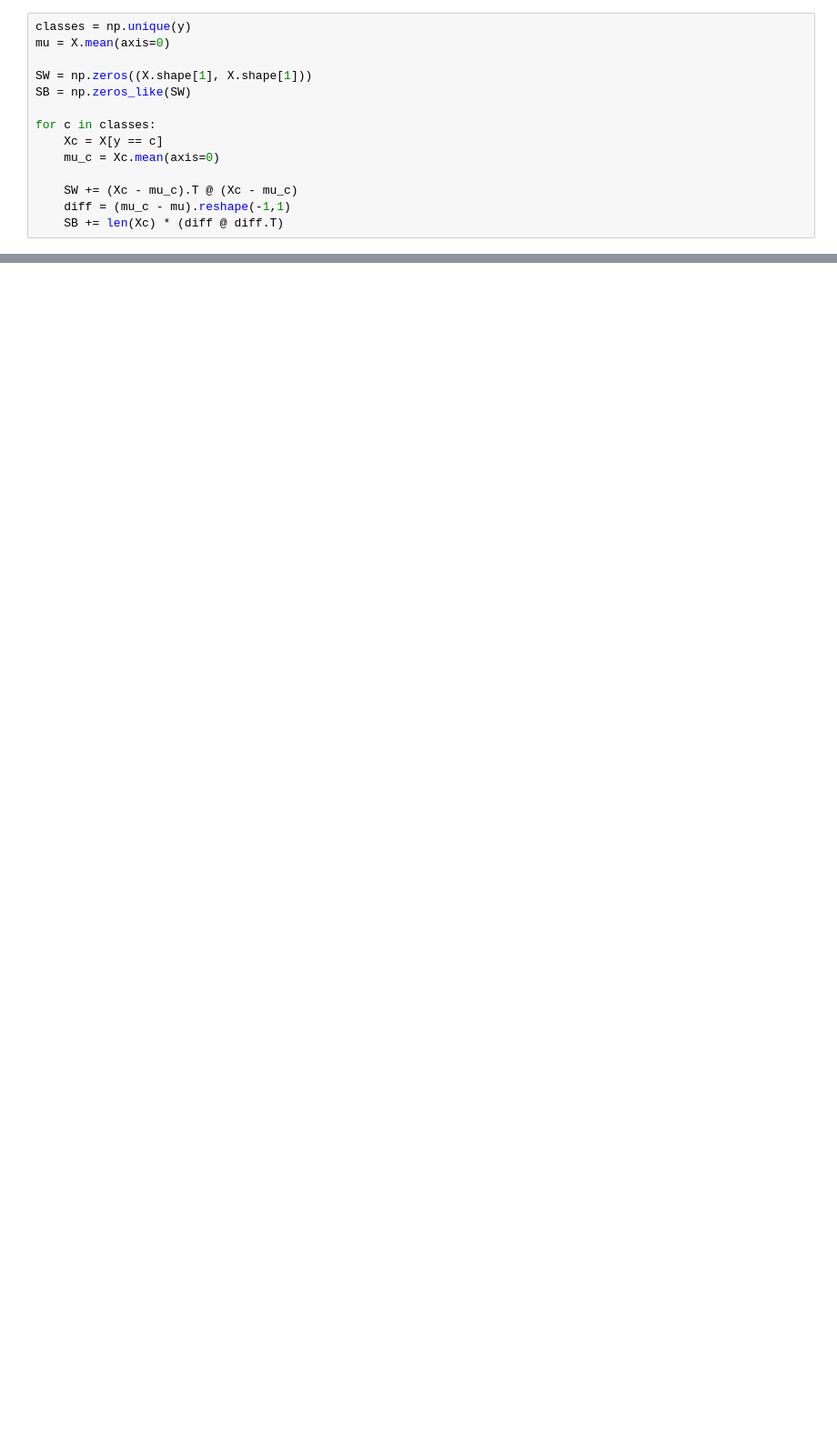
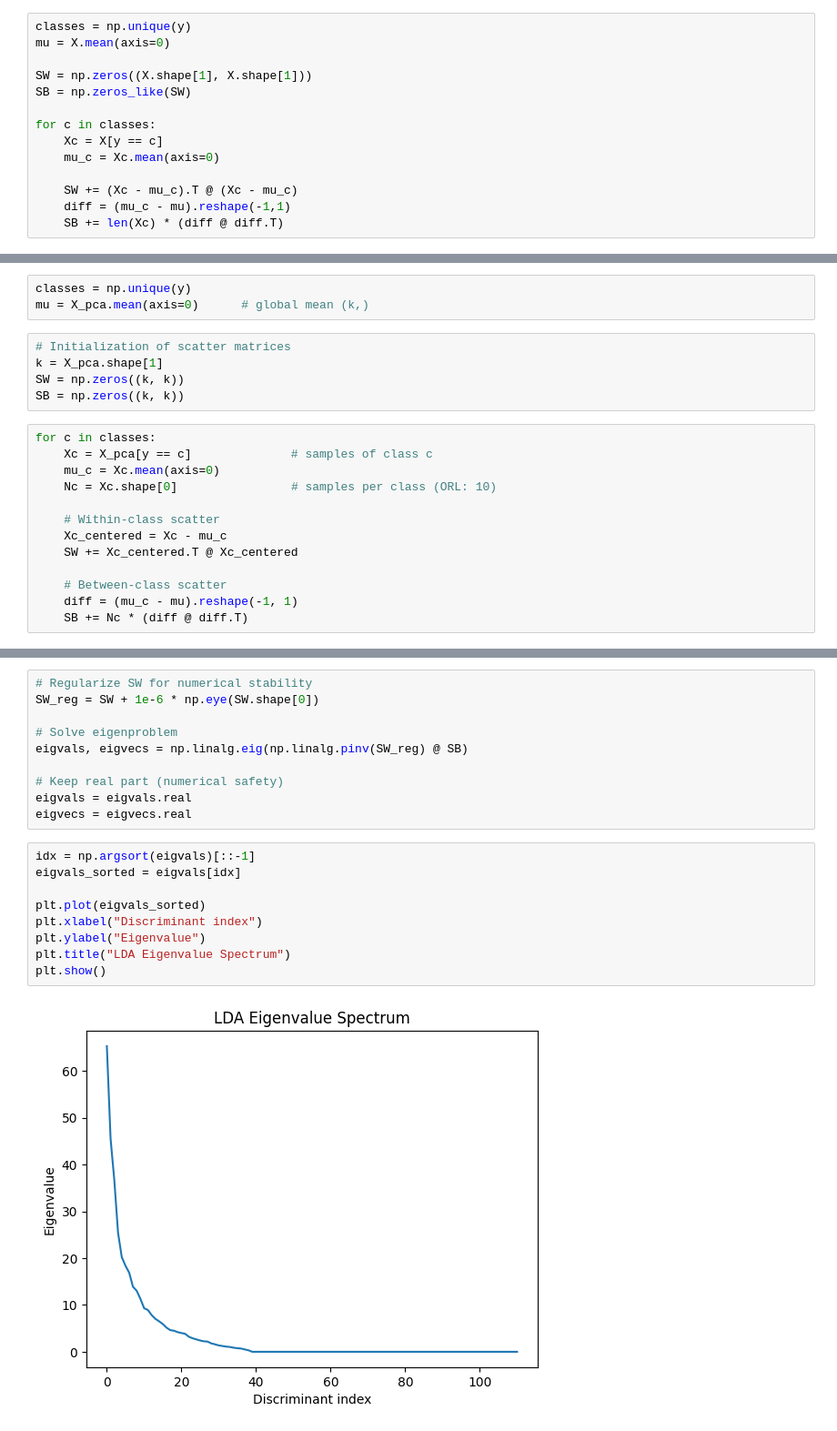
Before and after one commit to ParsaBordbar/SPR, a Jupyter notebook: Dimensionality_Reduction/dim_red.ipynb, the cells around one changed output, grey strips where cells are left out. Shown at 91% size. Cells and saved outputs as stored; diff of their text form; blank space fills up the shorter version.

```diff
--- a/Dimensionality_Reduction/dim_red.ipynb
+++ b/Dimensionality_Reduction/dim_red.ipynb
@@ -286,0 +599,21 @@ for c in classes:
+# %%
+classes = np.unique(y)
+mu = X_pca.mean(axis=0)      # global mean (k,)
+# %%
+# Initialization of scatter matrices
+k = X_pca.shape[1]
+SW = np.zeros((k, k))
+SB = np.zeros((k, k))
+# %%
+for c in classes:
+    Xc = X_pca[y == c]              # samples of class c
+    mu_c = Xc.mean(axis=0)
+    Nc = Xc.shape[0]                # samples per class (ORL: 10)
+
+    # Within-class scatter
+    Xc_centered = Xc - mu_c
+    SW += Xc_centered.T @ Xc_centered
+
+    # Between-class scatter
+    diff = (mu_c - mu).reshape(-1, 1)
+    SB += Nc * (diff @ diff.T)
@@ -286,0 +722,21 @@ for c in classes:
+# %%
+# Regularize SW for numerical stability
+SW_reg = SW + 1e-6 * np.eye(SW.shape[0])
+
+# Solve eigenproblem
+eigvals, eigvecs = np.linalg.eig(np.linalg.pinv(SW_reg) @ SB)
+
+# Keep real part (numerical safety)
+eigvals = eigvals.real
+eigvecs = eigvecs.real
+# %%
+idx = np.argsort(eigvals)[::-1]
+eigvals_sorted = eigvals[idx]
+
+plt.plot(eigvals_sorted)
+plt.xlabel("Discriminant index")
+plt.ylabel("Eigenvalue")
+plt.title("LDA Eigenvalue Spectrum")
+plt.show()
+# %% [output]
+[figure, added]
```
Also changed, not shown: parts of 55 cells of this notebook.
